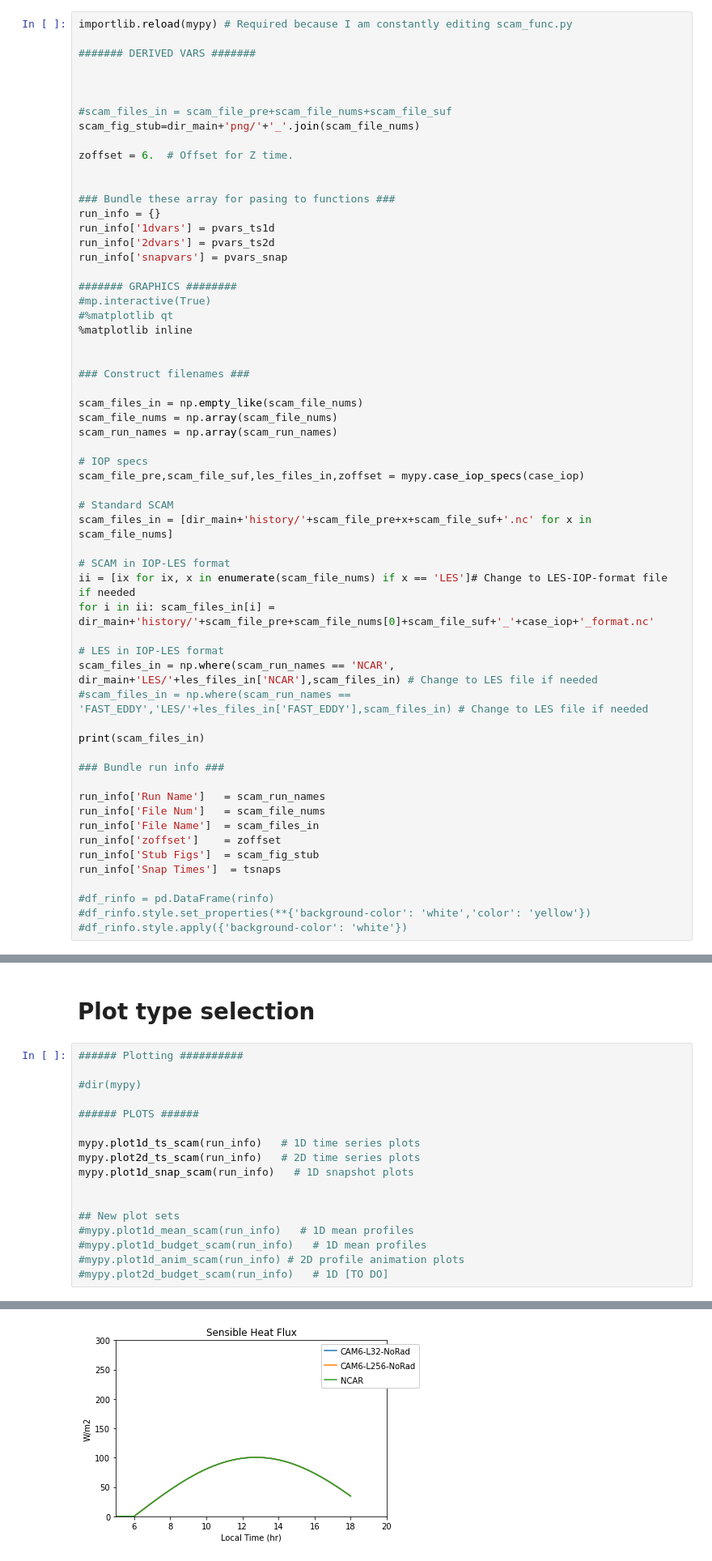
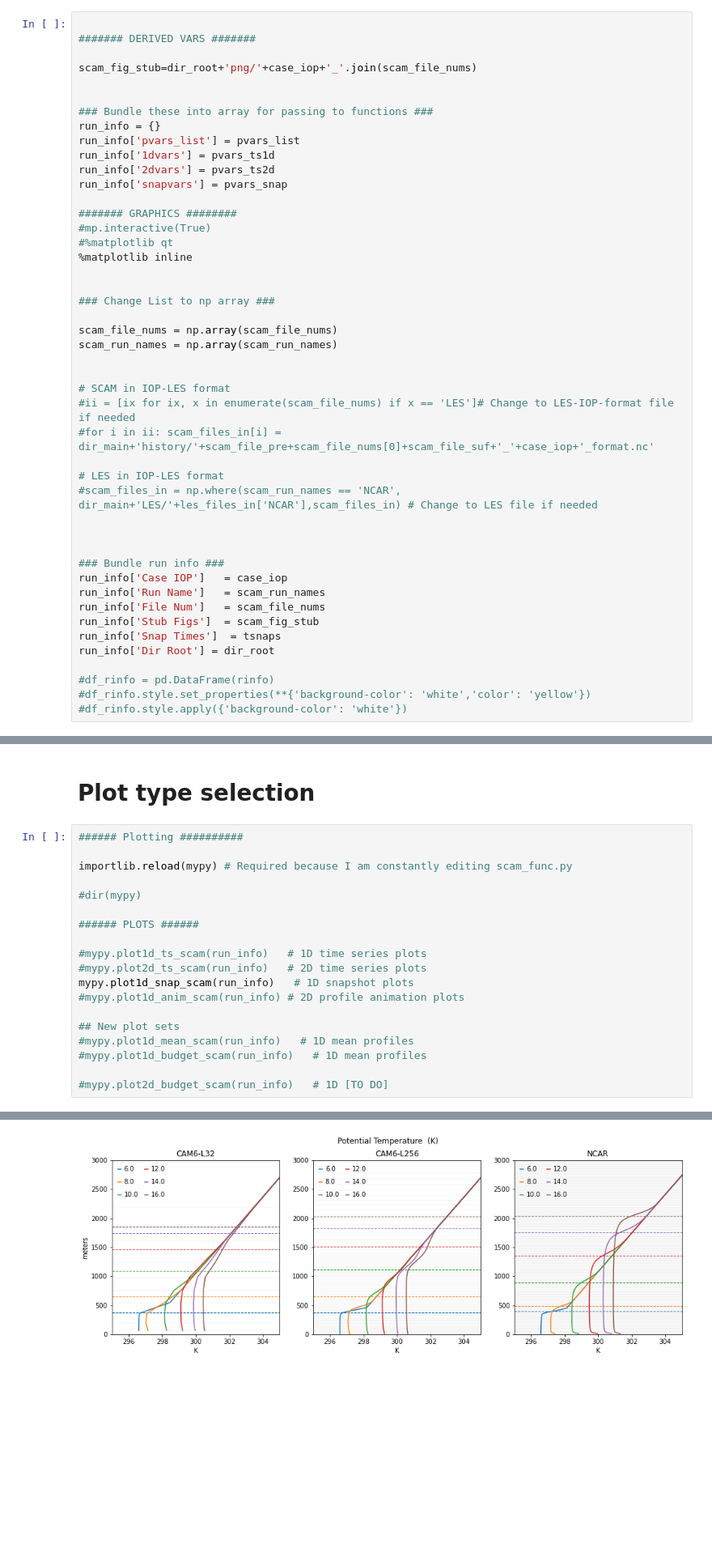
Before and after one commit to swrneale/python-scripts, a Jupyter notebook: PBL/scam_plots.ipynb, the cells around one changed output, grey strips where cells are left out. Shown at 81% size. Cells and saved outputs as stored; diff of their text form; blank space fills up the shorter version.

Commit message:
SCAM PBL improvmements

```diff
--- a/PBL/scam_plots.ipynb
+++ b/PBL/scam_plots.ipynb
@@ -113,20 +117,15 @@ fig_screen = True
 # %% [markdown]
 # File and Array Setups
 # %%
-importlib.reload(mypy) # Required because I am constantly editing scam_func.py
 
 ####### DERIVED VARS #######
 
+scam_fig_stub=dir_root+'png/'+case_iop+'_'.join(scam_file_nums)
 
 
-#scam_files_in = scam_file_pre+scam_file_nums+scam_file_suf
-scam_fig_stub=dir_main+'png/'+'_'.join(scam_file_nums)
-
-zoffset = 6.  # Offset for Z time.
-
-
-### Bundle these array for pasing to functions ###
+### Bundle these into array for passing to functions ###
 run_info = {}
+run_info['pvars_list'] = pvars_list
 run_info['1dvars'] = pvars_ts1d
 run_info['2dvars'] = pvars_ts2d
 run_info['snapvars'] = pvars_snap
@@ -137,36 +136,28 @@ run_info['snapvars'] = pvars_snap
 %matplotlib inline
 
 
-### Construct filenames ###
+### Change List to np array ###
 
-scam_files_in = np.empty_like(scam_file_nums)
 scam_file_nums = np.array(scam_file_nums)
 scam_run_names = np.array(scam_run_names)
 
-# IOP specs
-scam_file_pre,scam_file_suf,les_files_in,zoffset = mypy.case_iop_specs(case_iop)
-
-# Standard SCAM
-scam_files_in = [dir_main+'history/'+scam_file_pre+x+scam_file_suf+'.nc' for x in scam_file_nums]
 
 # SCAM in IOP-LES format
-ii = [ix for ix, x in enumerate(scam_file_nums) if x == 'LES']# Change to LES-IOP-format file if needed
-for i in ii: scam_files_in[i] = dir_main+'history/'+scam_file_pre+scam_file_nums[0]+scam_file_suf+'_'+case_iop+'_format.nc'
+#ii = [ix for ix, x in enumerate(scam_file_nums) if x == 'LES']# Change to LES-IOP-format file if needed
+#for i in ii: scam_files_in[i] = dir_main+'history/'+scam_file_pre+scam_file_nums[0]+scam_file_suf+'_'+case_iop+'_format.nc'
 
 # LES in IOP-LES format
-scam_files_in = np.where(scam_run_names == 'NCAR', dir_main+'LES/'+les_files_in['NCAR'],scam_files_in) # Change to LES file if needed
-#scam_files_in = np.where(scam_run_names == 'FAST_EDDY','LES/'+les_files_in['FAST_EDDY'],scam_files_in) # Change to LES file if needed
+#scam_files_in = np.where(scam_run_names == 'NCAR', dir_main+'LES/'+les_files_in['NCAR'],scam_files_in) # Change to LES file if needed
 
-print(scam_files_in)
+
 
 ### Bundle run info ###
-
+run_info['Case IOP']   = case_iop
 run_info['Run Name']   = scam_run_names
 run_info['File Num']   = scam_file_nums
-run_info['File Name']  = scam_files_in
-run_info['zoffset']    = zoffset
 run_info['Stub Figs']  = scam_fig_stub
 run_info['Snap Times']  = tsnaps
+run_info['Dir Root'] = dir_root
 
 #df_rinfo = pd.DataFrame(rinfo)
 #df_rinfo.style.set_properties(**{'background-color': 'white','color': 'yellow'})
@@ -180,19 +166,21 @@ run_info['Snap Times']  = tsnaps
 # Plot type selection
 # %%
 ###### Plotting ##########
+
+importlib.reload(mypy) # Required because I am constantly editing scam_func.py
 
 #dir(mypy)
 
 ###### PLOTS ######
 
-mypy.plot1d_ts_scam(run_info)   # 1D time series plots
-mypy.plot2d_ts_scam(run_info)   # 2D time series plots
+#mypy.plot1d_ts_scam(run_info)   # 1D time series plots
+#mypy.plot2d_ts_scam(run_info)   # 2D time series plots
 mypy.plot1d_snap_scam(run_info)   # 1D snapshot plots
-
+#mypy.plot1d_anim_scam(run_info) # 2D profile animation plots
 
 ## New plot sets
 #mypy.plot1d_mean_scam(run_info)   # 1D mean profiles
 #mypy.plot1d_budget_scam(run_info)   # 1D mean profiles
-#mypy.plot1d_anim_scam(run_info) # 2D profile animation plots
+
 #mypy.plot2d_budget_scam(run_info)   # 1D [TO DO]
 # %% [output]
@@ -216 +202 @@ wtsfc
-[figure, old version]
+[figure, new version]
```
Also changed, not shown: parts of 4 cells of this notebook, 5 other files.
